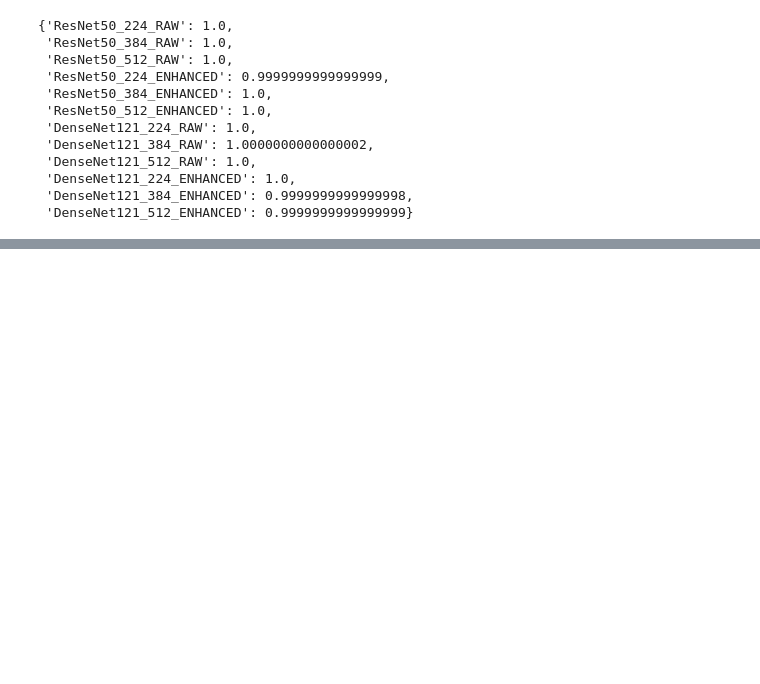
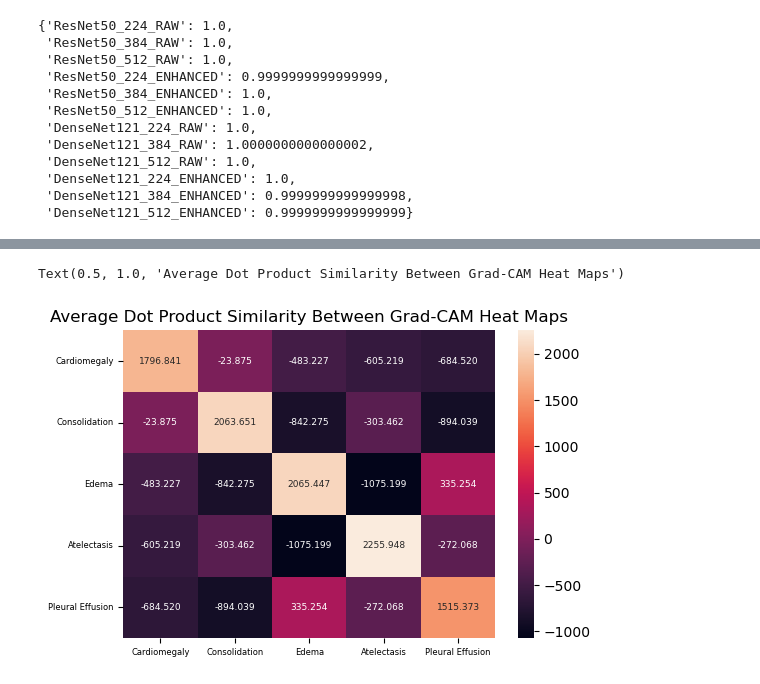
Before and after one commit to johnmtayag/DSC288R_Capstone, a Jupyter notebook: N6_GradCAM Analysis.ipynb, the cells around one changed output, grey strips where cells are left out. Cells and saved outputs as stored; diff of their text form; code cells hidden in the pictures; blank space fills up the shorter version.

```diff
--- a/N6_GradCAM Analysis.ipynb
+++ b/N6_GradCAM Analysis.ipynb
@@ -301,0 +315,25 @@ FileNotFoundError: [Errno 2] No such file or directory: 'S:\\results\\gradcam\\R
+# %%
+### Calculate the difference in dot product maps between raw and enhanced to get six plots (one for each model/size combo)
+for model_key in results_dict.keys():
+    print(model_key)
+
+group_byModel_R = [
+    ("ResNet50_224_RAW", "ResNet50_224_ENHANCED"),
+    ("ResNet50_384_RAW", "ResNet50_384_ENHANCED"),
+    ("ResNet50_512_RAW", "ResNet50_512_ENHANCED")
+]
+group_byModel_D = [
+    ("DenseNet121_224_RAW", "DenseNet121_224_ENHANCED"),
+    ("DenseNet121_384_RAW", "DenseNet121_384_ENHANCED"),
+    ("DenseNet121_512_RAW", "DenseNet121_512_ENHANCED")
+]
+
+dot_diff_R = []
+for pair in group_byModel_R:
+    raw,enhanced = pair
+    dot_diff_R.append(results_dict[enhanced]["avg_dot"] - results_dict[raw]["avg_dot"])
+
+dot_diff_D = []
+for pair in group_byModel_D:
+    raw,enhanced = pair
+    dot_diff_D.append(results_dict[enhanced]["avg_dot"] - results_dict[raw]["avg_dot"])
@@ -301,0 +444,18 @@ FileNotFoundError: [Errno 2] No such file or directory: 'S:\\results\\gradcam\\R
+# %%
+### Calculate the average dot product
+avg_dot_mat = np.zeros((len(results_dict.keys()),n_classes,n_classes))
+for i,model_key in enumerate(results_dict.keys()):
+    avg_dot_mat[i,:,:] = results_dict[model_key]["avg_dot"]
+
+avg_dot_mat = np.mean(avg_dot_mat, axis=0)
+
+fig,ax = plt.subplots(1,1, figsize=(6,4))
+sns.heatmap(avg_dot_mat, ax=ax, annot=True,
+                fmt=".3f", annot_kws={"size": 6.5}, cmap="rocket",
+                xticklabels=class_cols, yticklabels=class_cols)
+ax.xaxis.set_tick_params(labelrotation=0, labelsize=6)
+ax.yaxis.set_tick_params(labelsize=6)
+plt.title("Average Dot Product Similarity Between Grad-CAM Heat Maps")
+# %% [output]
+Text(0.5, 1.0, 'Average Dot Product Similarity Between Grad-CAM Heat Maps')
+[figure, added]
```
Also changed, not shown: parts of 10 cells of this notebook.
